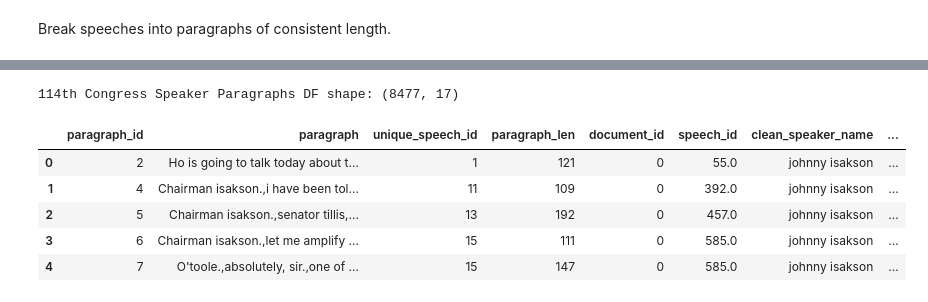
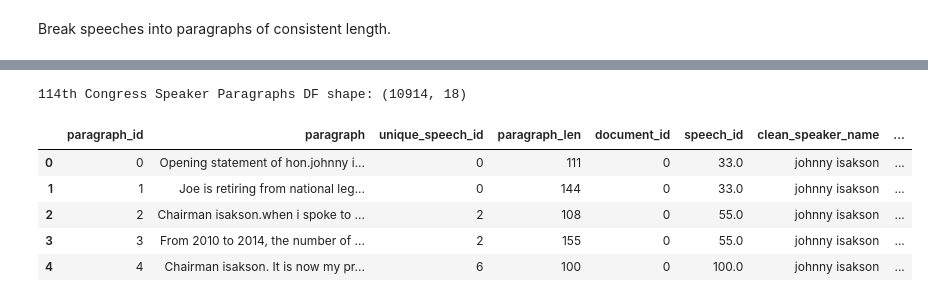
Before and after one commit to inescsv/congress_speech_analysis, a Jupyter notebook: 0_speech_analysis_extract_paragraphs.ipynb, the cells around one changed output, grey strips where cells are left out. Cells and saved outputs as stored; diff of their text form; code cells hidden in the pictures.

```diff
--- a/0_speech_analysis_extract_paragraphs.ipynb
+++ b/0_speech_analysis_extract_paragraphs.ipynb
@@ -212,7 +219,7 @@ Sentences DF shape: (3609654, 6)
 # %% [markdown]
 Group sentences into speeches and extract title, date and chairman name from first block of each document.
 # %%
-blocks_df = sentences_df.groupby(['document_id', 'speech_id', 'clean_speaker_name', 'prefix'])['sentence'].apply(lambda x: ','.join(x)).reset_index()
+blocks_df = sentences_df.groupby(['document_id', 'speech_id', 'clean_speaker_name', 'prefix'])['sentence'].apply(lambda x: ' '.join(x)).reset_index()
 blocks_df.columns = ['document_id', 'speech_id', 'clean_speaker_name', 'prefix', 'speech']
 
 document_title = []
@@ -390,7 +397,7 @@ male_speaker_names = ['johnny isakson', 'james m. inhofe', 'ron johnson', 'john
 female_speaker_names = ['candice s. miller', 'lisa murkowski', 'lindsey o. graham', 'susan collins']
 
 
-mask_male = (blocks_df['clean_speaker_name'].isin(male_speaker_names)) & (blocks_df['prefix'].isin(['ms.', 'mrs.']))
+mask_male = (blocks_df['clean_speaker_name'].isin(male_speaker_names)) & (blocks_df['prefix'].isin(['ms.', 'mrs.', 'chairwoman']))
 mask_female = (blocks_df['clean_speaker_name'].isin(female_speaker_names)) & (blocks_df['prefix'] == 'mr.')
 
 #print(blocks_df['document_id'].nunique())
@@ -402,11 +409,11 @@ blocks_df['clean_speaker_name'] = np.where(mask_female, 'no match', blocks_df['c
 #print(blocks_df['document_id'].nunique())
 
 
-mask_1 = (blocks_df['chairman'] == 0) & (blocks_df['prefix'] == 'chairman') & (blocks_df['clean_speaker_name'] != 'no match')
-mask_2 = (blocks_df['chairman'] != 0) & (blocks_df['prefix'] == 'chairman')
+#mask_1 = (blocks_df['chairman'] == 0) & (blocks_df['prefix'] == 'chairman') & (blocks_df['clean_speaker_name'] != 'no match')
+#mask_2 = (blocks_df['chairman'] != 0) & (blocks_df['prefix'] == 'chairman')
 
-blocks_df['chairman'] = np.where(mask_1, blocks_df['clean_speaker_name'], blocks_df['chairman'])
-blocks_df['clean_speaker_name'] = np.where(mask_2, blocks_df['chairman'], blocks_df['clean_speaker_name'])
+#blocks_df['chairman'] = np.where(mask_1, blocks_df['clean_speaker_name'], blocks_df['chairman'])
+#blocks_df['clean_speaker_name'] = np.where(mask_2, blocks_df['chairman'], blocks_df['clean_speaker_name'])
 
 blocks_df = pd.merge(blocks_df, congressional_hearings_df.drop(columns=['document']), on='document_id', how='left').reset_index().rename(columns={'index': 'unique_speech_id'})
 blocks_df['department'] = blocks_df['department'].str.replace('Committee on ', '')
@@ -448,19 +455,21 @@ Break speeches into paragraphs of consistent length.
 # %%
 TOO_SMALL_LENGTH = 100
 TOO_LARGE_LENGTH = 200
+
+sent_tokenizer = nltk.data.load('tokenizers/punkt/english.pickle')
 
 def split_paragraph(paragraph):
     import copy
     list_of_paragraphs = []
     remaining_paragraph = copy.copy(paragraph)
-    paragraph_split = remaining_paragraph.split('. ')
+    paragraph_split = sent_tokenizer.tokenize(remaining_paragraph)
     i = 0
     while len(remaining_paragraph.split()) > TOO_LARGE_LENGTH:
         paragraph_piece = ''
         while len(paragraph_piece.split()) < TOO_SMALL_LENGTH:
             paragraph_piece += paragraph_split[i]
             i += 1
-            remaining_paragraph = '. '.join(paragraph_split[i:])
+            remaining_paragraph = ' '.join(paragraph_split[i:])
 
         list_of_paragraphs.append(paragraph_piece)
 
@@ -476,19 +485,18 @@ characters = ["-", "...", "''", "``", "@", "#",
 def clean_text(text):
     '''Remove text in square brackets,remove links,remove punctuation
     and remove words containing numbers.'''
-    text = re.sub('\[.*?\]', '', text)
     text = re.sub('https?://\S+|www\.\S+', '', text)
     text = text.replace(' \n', ' ')
     for character in characters:
         text = text.replace(character, " ")
-    text = ' '.join(text.split())
+    text = ' '.join(sent_tokenizer.tokenize(text))
     return text
 # %%
 skip_iterations = []
 paragraphs = []
 
 for index, speech in zip(blocks_df['unique_speech_id'], blocks_df['speech']):
-    paragraph_text = re.split('[.?!]\n    ', speech)
+    paragraph_text = re.split('[.?!]\n ', speech)
     for i, paragraph in enumerate(paragraph_text):
         if i in skip_iterations:
             continue
@@ -537,7 +545,7 @@ paragraphs_df = paragraphs_df[paragraphs_df['paragraph_len'] <= TOO_LARGE_LENGTH
 
 print(f'Paragraphs DF shape: {paragraphs_df.shape}')
 
-congress_114_paragraphs_df = pd.merge(paragraphs_df, blocks_df.drop(columns=['speech']), on='unique_speech_id', how='left')
+congress_114_paragraphs_df = pd.merge(paragraphs_df, blocks_df, on='unique_speech_id', how='left')
 
 print(f'Full 114th Congress Paragraphs DF shape: {congress_114_paragraphs_df.shape}')
 congress_114_paragraphs_df.head()
@@ -553,26 +561,28 @@ Full 114th Congress Paragraphs DF shape: (9113, 16)
 # %%
 chairman_paragraphs_df = congress_114_paragraphs_df[congress_114_paragraphs_df['clean_speaker_name'].isin(chairmen_names)]
 
 def FormatParagraph(paragraph):
-    punc_filter = re.compile('([.!?]\s*)')
-    split_with_punctuation = punc_filter.split(paragraph)
-    final = ''.join([i.capitalize() for i in split_with_punctuation])+'.'
+    sentences = sent_tokenizer.tokenize(paragraph)
+    sentences = [sent.capitalize() for sent in sentences]
+    final = ' '.join(sentences)
     return final
 
 chairman_paragraphs_df['paragraph'] = chairman_paragraphs_df['paragraph'].apply(lambda x: FormatParagraph(x))
 chairman_paragraphs_df['percentage_of_speech'] = [round(row['paragraph_len']/row['speech_len']*100, 2) for i, row in chairman_paragraphs_df.iterrows()]
+chairman_paragraphs_df['speech_start'] = chairman_paragraphs_df['speech'].apply(lambda x: '.'.join(x.split('.')[0:2]))
+chairman_paragraphs_df.drop(columns=['speech'], inplace=True)
 
 mask_speaker_smith_not_chairman = (chairman_paragraphs_df['clean_speaker_name'] == 'lamar s. smith') & (~chairman_paragraphs_df['prefix'].isin(['senator', 'chairman']))
 chairman_paragraphs_df = chairman_paragraphs_df[~mask_speaker_smith_not_chairman]
 
 chairman_paragraphs_df.to_excel('chairman_paragraphs_df.xlsx', index=False)
 print(f'114th Congress Speaker Paragraphs DF shape: {chairman_paragraphs_df.shape}')
 chairman_paragraphs_df.head()
 # %% [output]
-114th Congress Speaker Paragraphs DF shape: (8477, 17)
+114th Congress Speaker Paragraphs DF shape: (10914, 18)
 |  | paragraph_id | paragraph | unique_speech_id | paragraph_len | document_id | speech_id | clean_speaker_name | ... |
-| 0 | 2 | Ho is going to talk today about t... | 1 | 121 | 0 | 55.0 | johnny isakson | ... |
-| 1 | 4 | Chairman isakson.,i have been tol... | 11 | 109 | 0 | 392.0 | johnny isakson | ... |
-| 2 | 5 | Chairman isakson.,senator tillis,... | 13 | 192 | 0 | 457.0 | johnny isakson | ... |
-| 3 | 6 | Chairman isakson.,let me amplify ... | 15 | 111 | 0 | 585.0 | johnny isakson | ... |
-| 4 | 7 | O'toole.,absolutely, sir.,one of ... | 15 | 147 | 0 | 585.0 | johnny isakson | ... |
+| 0 | 0 | Opening statement of hon.johnny i... | 0 | 111 | 0 | 33.0 | johnny isakson | ... |
+| 1 | 1 | Joe is retiring from national leg... | 0 | 144 | 0 | 33.0 | johnny isakson | ... |
+| 2 | 2 | Chairman isakson.when i spoke to ... | 2 | 108 | 0 | 55.0 | johnny isakson | ... |
+| 3 | 3 | From 2010 to 2014, the number of ... | 2 | 155 | 0 | 55.0 | johnny isakson | ... |
+| 4 | 4 | Chairman isakson. It is now my pr... | 6 | 100 | 0 | 100.0 | johnny isakson | ... |
```
Also changed, not shown: parts of 6 cells of this notebook.
